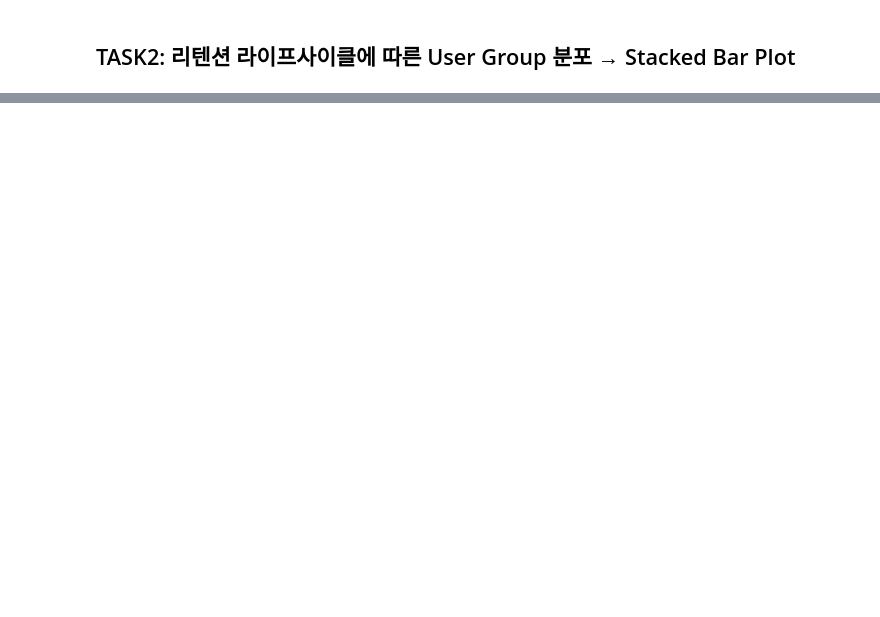
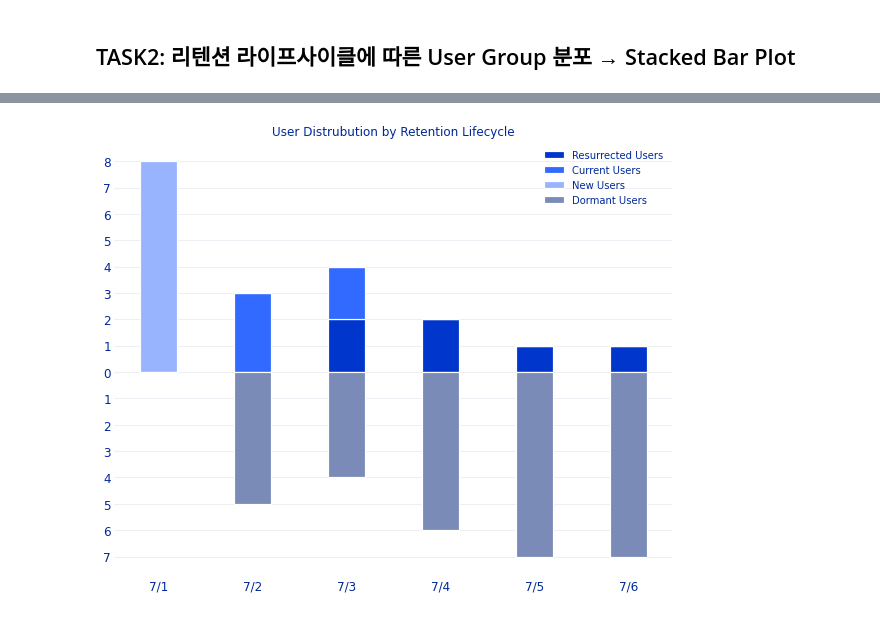
Before and after one commit to chkslmh/py-viz, a Jupyter notebook: notebooks/Retention.ipynb, the cells around one changed output, grey strips where cells are left out. Cells and saved outputs as stored; diff of their text form; code cells hidden in the pictures; blank space fills up the shorter version.

```diff
--- a/notebooks/Retention.ipynb
+++ b/notebooks/Retention.ipynb
@@ -1197,0 +1196,4 @@ viz.plot(
+# %%
+display(viz.fig)
+# %% [output]
+[figure, added]
```
Also changed, not shown: parts of 16 cells of this notebook.
